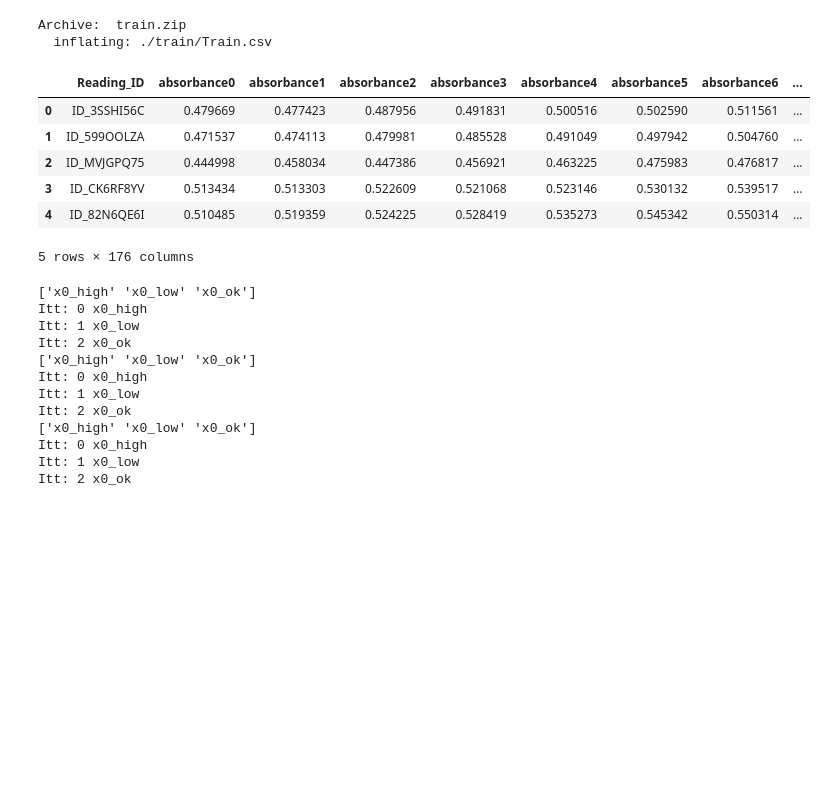
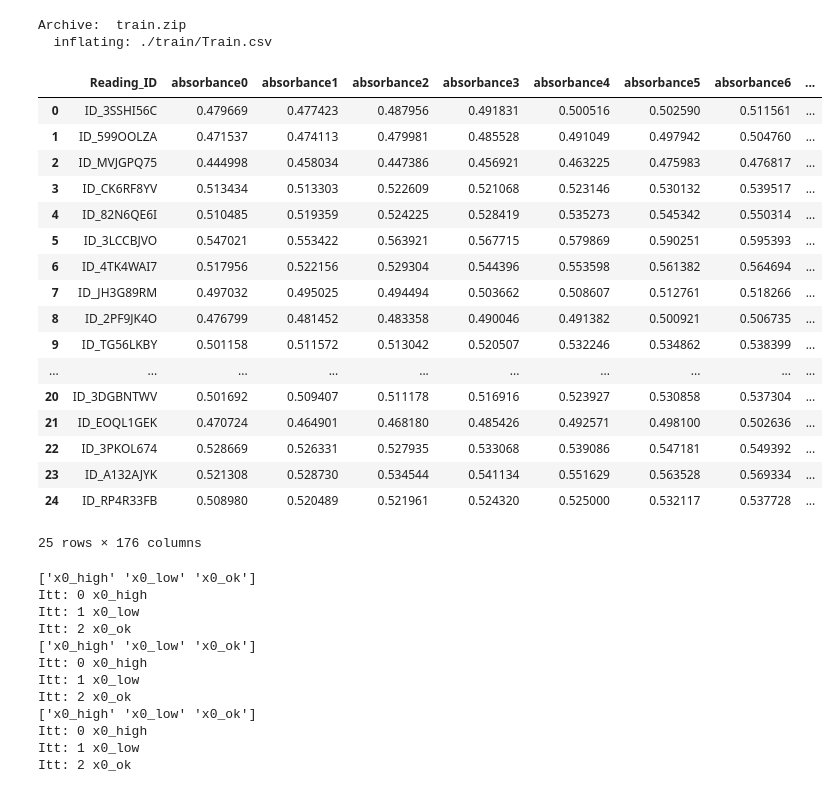
Before and after one commit to sipocz/Blood, a Jupyter notebook: Blood_AI.ipynb, the cells around one changed output. Drawn from its saved outputs; the diff is of its cells as text; code cells hidden in the pictures; blank space fills up the shorter version.

```diff
--- a/Blood_AI.ipynb
+++ b/Blood_AI.ipynb
@@ -40,15 +40,26 @@ Archive:  train.zip
 fname_train="./train/Train.csv"
 df=pd.read_csv(fname_train)
 # %%
-df.head(5)
+df.head(25)
 # %% [output]
 |  | Reading_ID | absorbance0 | absorbance1 | absorbance2 | absorbance3 | absorbance4 | absorbance5 | absorbance6 | ... |
 | 0 | ID_3SSHI56C | 0.479669 | 0.477423 | 0.487956 | 0.491831 | 0.500516 | 0.502590 | 0.511561 | ... |
 | 1 | ID_599OOLZA | 0.471537 | 0.474113 | 0.479981 | 0.485528 | 0.491049 | 0.497942 | 0.504760 | ... |
 | 2 | ID_MVJGPQ75 | 0.444998 | 0.458034 | 0.447386 | 0.456921 | 0.463225 | 0.475983 | 0.476817 | ... |
 | 3 | ID_CK6RF8YV | 0.513434 | 0.513303 | 0.522609 | 0.521068 | 0.523146 | 0.530132 | 0.539517 | ... |
 | 4 | ID_82N6QE6I | 0.510485 | 0.519359 | 0.524225 | 0.528419 | 0.535273 | 0.545342 | 0.550314 | ... |
+| 5 | ID_3LCCBJVO | 0.547021 | 0.553422 | 0.563921 | 0.567715 | 0.579869 | 0.590251 | 0.595393 | ... |
+| 6 | ID_4TK4WAI7 | 0.517956 | 0.522156 | 0.529304 | 0.544396 | 0.553598 | 0.561382 | 0.564694 | ... |
+| 7 | ID_JH3G89RM | 0.497032 | 0.495025 | 0.494494 | 0.503662 | 0.508607 | 0.512761 | 0.518266 | ... |
+| 8 | ID_2PF9JK4O | 0.476799 | 0.481452 | 0.483358 | 0.490046 | 0.491382 | 0.500921 | 0.506735 | ... |
+| 9 | ID_TG56LKBY | 0.501158 | 0.511572 | 0.513042 | 0.520507 | 0.532246 | 0.534862 | 0.538399 | ... |
+| ... | ... | ... | ... | ... | ... | ... | ... | ... | ... |
+| 20 | ID_3DGBNTWV | 0.501692 | 0.509407 | 0.511178 | 0.516916 | 0.523927 | 0.530858 | 0.537304 | ... |
+| 21 | ID_EOQL1GEK | 0.470724 | 0.464901 | 0.468180 | 0.485426 | 0.492571 | 0.498100 | 0.502636 | ... |
+| 22 | ID_3PKOL674 | 0.528669 | 0.526331 | 0.527935 | 0.533068 | 0.539086 | 0.547181 | 0.549392 | ... |
+| 23 | ID_A132AJYK | 0.521308 | 0.528730 | 0.534544 | 0.541134 | 0.551629 | 0.563528 | 0.569334 | ... |
+| 24 | ID_RP4R33FB | 0.508980 | 0.520489 | 0.521961 | 0.524320 | 0.525000 | 0.532117 | 0.537728 | ... |
-5 rows × 176 columns
+25 rows × 176 columns
 # %%
 def one_hot_encode_df(df,str_index):
     from sklearn.preprocessing import OneHotEncoder
```
Also changed, not shown: parts of 23 cells of this notebook.
